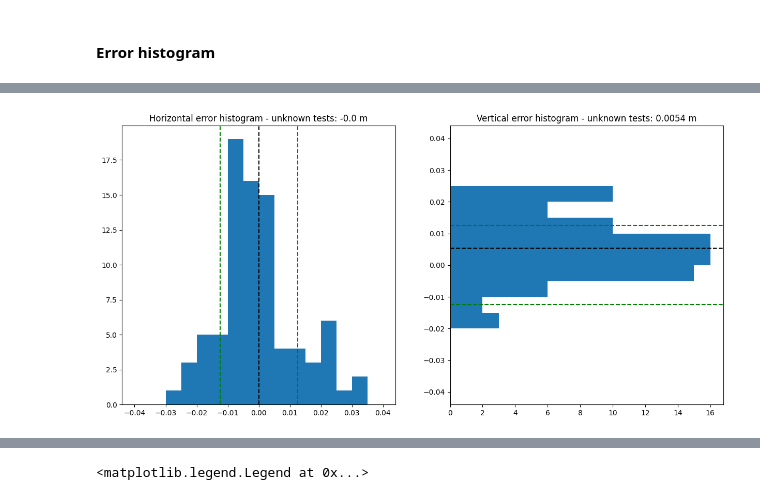
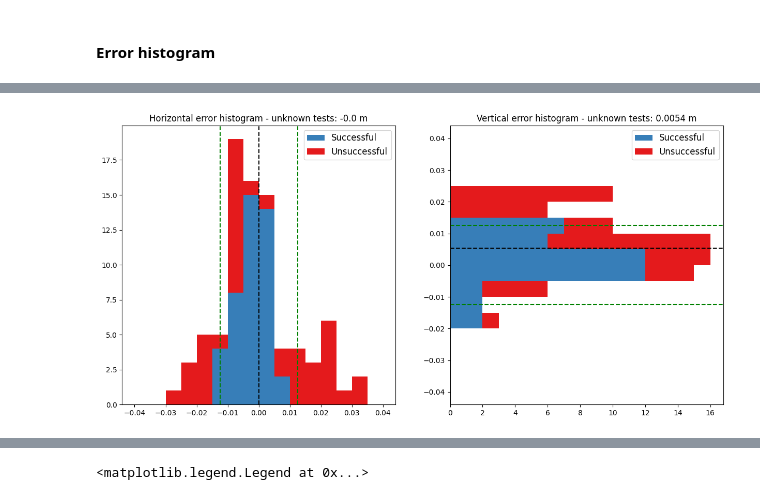
Before and after one commit to nicolas-duque/lerobot, a Jupyter notebook: lerobot/plots/eval_plots.ipynb, the cells around one changed output, grey strips where cells are left out. Saved outputs shown, nothing was run; the diff lists cells and outputs as text; code cells hidden in the pictures.

Commit message:
E9_plots

```diff
--- a/lerobot/plots/eval_plots.ipynb
+++ b/lerobot/plots/eval_plots.ipynb
@@ -775,18 +877,89 @@ avg_err_x_failed_unknown = np.mean(d_xy_reshape[succ_unknown == 0, 1])
 avg_err_y_failed_unknown = np.mean(d_xy_reshape[succ_unknown == 0, 0])
 avg_err_failed_unknown = round(np.mean(np.linalg.norm(d_xy_reshape[succ_unknown == 0], axis=1)),3)
 
-fig6, axs6 = plt.subplots(1,2, figsize=(15, 7))
+fig_uea, axs_uea = plt.subplots(1,2, figsize=(15, 7))
+
+d_x_unknown_hist = [d_xy_unknown[:,1,:].flatten()[succ_unknown == 1], d_xy_unknown[:,1,:].flatten()[succ_unknown == 0]]
+axs_uea[0].hist(d_xy_unknown_hist,label=['Successful','Unsuccessful'], color=[colors[1], colors[0]], stacked = True, bins=bins)
+axs_uea[0].set_title("Horizontal error histogram - unknown tests: "+str(round(avg_err_x_unknown,4)) + " m")
+axs_uea[0].axvline(0.0125, color='green', linestyle='--')
+axs_uea[0].axvline(-0.0125, color='green', linestyle='--')
+axs_uea[0].axvline(avg_err_x_unknown, color='black', linestyle='--')
+axs_uea[0].legend(fontsize=12)
+
+d_y_unknown_hist = [d_xy_unknown[:,0,:].flatten()[succ_unknown == 1], d_xy_unknown[:,0,:].flatten()[succ_unknown == 0]]
+axs_uea[1].hist(d_y_unknown_hist,label=['Successful','Unsuccessful'], color=[colors[1], colors[0]], stacked = True, bins=bins, orientation='horizontal')
+axs_uea[1].set_title("Vertical error histogram - unknown tests: "+str(round(avg_err_y_unknown,4)) + " m")
+axs_uea[1].axhline(0.0125, color='green', linestyle='--')
+axs_uea[1].axhline(-0.0125, color='green', linestyle='--')
+axs_uea [1].axhline(avg_err_y_unknown, color='black', linestyle='--')
+axs_uea[1].legend(fontsize=12)
 
 
-axs6[0].hist(d_xy_unknown[:,1,:].flatten(), bins=bins)
-axs6[0].set_title("Horizontal error histogram - unknown tests: "+str(round(avg_err_x_unknown,4)) + " m")
-axs6[0].axvline(0.0125, color='green', linestyle='--')
-axs6[0].axvline(-0.0125, color='green', linestyle='--')
-axs6[0].axvline(avg_err_x_unknown, color='black', linestyle='--')
+#### COLUMNS ####
+fig_uea_col, axs_uea_col = plt.subplots(2,5, figsize=(15, 7))
+cols = [[2,7],[0,5,10],[3,8],[1,6,11],[4,9]]
 
-axs6[1].hist(d_xy_unknown[:,0,:].flatten(), bins=bins, orientation='horizontal')
-axs6[1].set_title("Vertical error histogram - unknown tests: "+str(round(avg_err_y_unknown,4)) + " m")
-axs6[1].axhline(0.0125, color='green', linestyle='--')
-axs6[1].axhline(-0.0125, color='green', linestyle='--')
-axs6[1].axhline(avg_err_y_unknown, color='black', linestyle='--')
+for i in range(5):
+    axs_uea_col[0,i].set_title("Experiment column " + str(i+1))
+    axs_uea_col[0,i].set_xlabel("Horizontal error [m]", fontsize=12)
+    axs_uea_col[1,i].set_xlabel("Vertical error [m]", fontsize=12)
+    axs_uea_col[0,i].tick_params(labelsize=10)
+    axs_uea_col[1,i].tick_params(labelsize=10)
+    axs_uea_col[0,i].hist(d_xy_unknown[cols[i],1,:].flatten(), bins=bins)
+    axs_uea_col[1,i].hist(d_xy_unknown[cols[i],0,:].flatten(), bins=bins, orientation='horizontal')
+
+    avg_err_x_uea_col = np.mean(d_xy_unknown[cols[i],1,:].flatten())
+    avg_err_y_uea_col = np.mean(d_xy_unknown[cols[i],0,:].flatten())
+
+    axs_uea_col[0,i].axvline(0.0125, color='green', linestyle='--')
+    axs_uea_col[0,i].axvline(-0.0125, color='green', linestyle='--')
+    axs_uea_col[0,i].axvline(avg_err_x_uea_col, color='black', linestyle='--')
+
+    axs_uea_col[1,i].axhline(0.0125, color='green', linestyle='--')
+    axs_uea_col[1,i].axhline(-0.0125, color='green', linestyle='--')
+    axs_uea_col[1,i].axhline(avg_err_y_uea_col, color='black', linestyle='--')
+
+fig_uea_col.tight_layout()
+
+##### ROWS #####
+fig_uea_row, axs_uea_row = plt.subplots(2,5, figsize=(15, 7))
+rows = [[0,1],[2,3,4],[5,6],[7,8,9],[10,11]]
+
+for i in range(5):
+    axs_uea_row[0,i].set_title("Experiment row " + str(i+1))
+    axs_uea_row[0,i].set_xlabel("Horizontal error [m]", fontsize=12)
+    axs_uea_row[1,i].set_xlabel("Vertical error [m]", fontsize=12)
+    axs_uea_row[0,i].tick_params(labelsize=10)
+    axs_uea_row[1,i].tick_params(labelsize=10)
+    axs_uea_row[0,i].hist(d_xy_unknown[rows[i],1,:].flatten(), bins=bins)
+    axs_uea_row[1,i].hist(d_xy_unknown[rows[i],0,:].flatten(), bins=bins, orientation='horizontal')
+
+    avg_err_x_uea_row = np.mean(d_xy_unknown[rows[i],1,:].flatten())
+    avg_err_y_uea_row = np.mean(d_xy_unknown[rows[i],0,:].flatten())
+
+    axs_uea_row[0,i].axvline(0.0125, color='green', linestyle='--')
+    axs_uea_row[0,i].axvline(-0.0125, color='green', linestyle='--')
+    axs_uea_row[0,i].axvline(avg_err_x_uea_row, color='black', linestyle='--')
+
+    axs_uea_row[1,i].axhline(0.0125, color='green', linestyle='--')
+    axs_uea_row[1,i].axhline(-0.0125, color='green', linestyle='--')
+    axs_uea_row[1,i].axhline(avg_err_y_uea_row, color='black', linestyle='--')
+
+fig_uea_row.tight_layout()
+
+fig_uea_scatter, axs_uea_scatter = plt.subplots(1, 1, figsize=(12, 10))
+axs_uea_scatter.scatter(d_xy_reshape[succ_unknown == 0,1], d_xy_reshape[succ_unknown == 0,0], color=colors[0], s = 30)
+axs_uea_scatter.scatter(d_xy_reshape[succ_unknown == 1,1], d_xy_reshape[succ_unknown ==1,0], color=colors[1], s = 30)
+axs_uea_scatter.scatter(avg_err_x_unknown, avg_err_y_unknown, marker='X', s=200, color='white', edgecolors= 'black', label='Average Error: '+str(avg_err_unknown) + ' m')
+
+axs_uea_scatter.scatter(avg_err_x_succ_unknown, avg_err_y_succ_unknown, marker='X', s=200, color=colors[1], edgecolors= 'black' ,label='Average Error success: '+str(avg_err_succ_unknown) + ' m')
+axs_uea_scatter.scatter(avg_err_x_failed_unknown, avg_err_y_failed_unknown, marker='X', s=200, color=colors[0], edgecolors= 'black', label='Average Error, failure: '+str(avg_err_failed_unknown) + ' m')
+
+axs_uea_scatter.legend(fontsize = 12)
+axs_uea_scatter.set_title("2D error scatter - unknown tests",fontsize=20)
+axs_uea_scatter.set_xlabel("Horizontal error [m]", fontsize=14)
+axs_uea_scatter.set_ylabel("Vertical error [m]", fontsize=14)
+axs_uea_scatter.set_xlim(-0.035, 0.035)
+axs_uea_scatter.set_ylim(-0.025, 0.025)
 # %% [output]
@@ -794 +967 @@ axs6[1].axhline(avg_err_y_unknown, color='black', linestyle='--')
-[figure, old version]
+[figure, new version]
```
Also changed, not shown: parts of 8 cells of this notebook, 2 other files.
